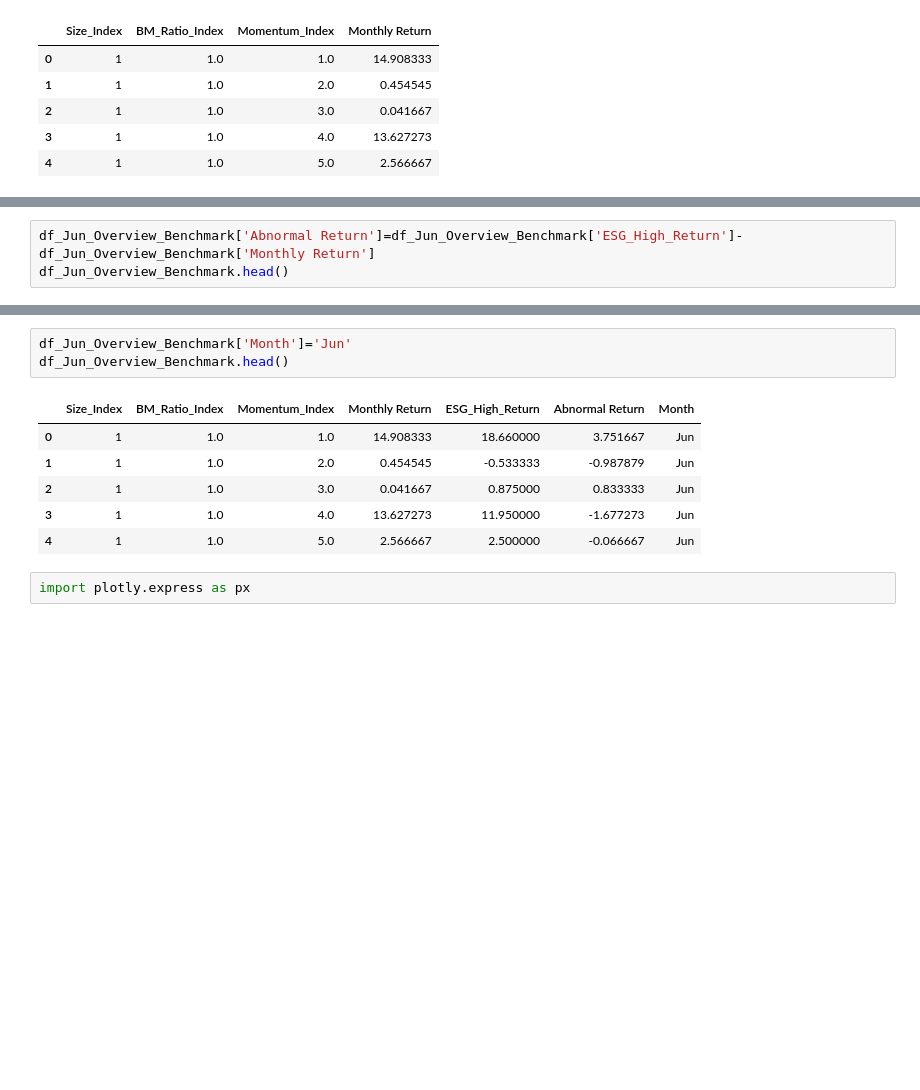
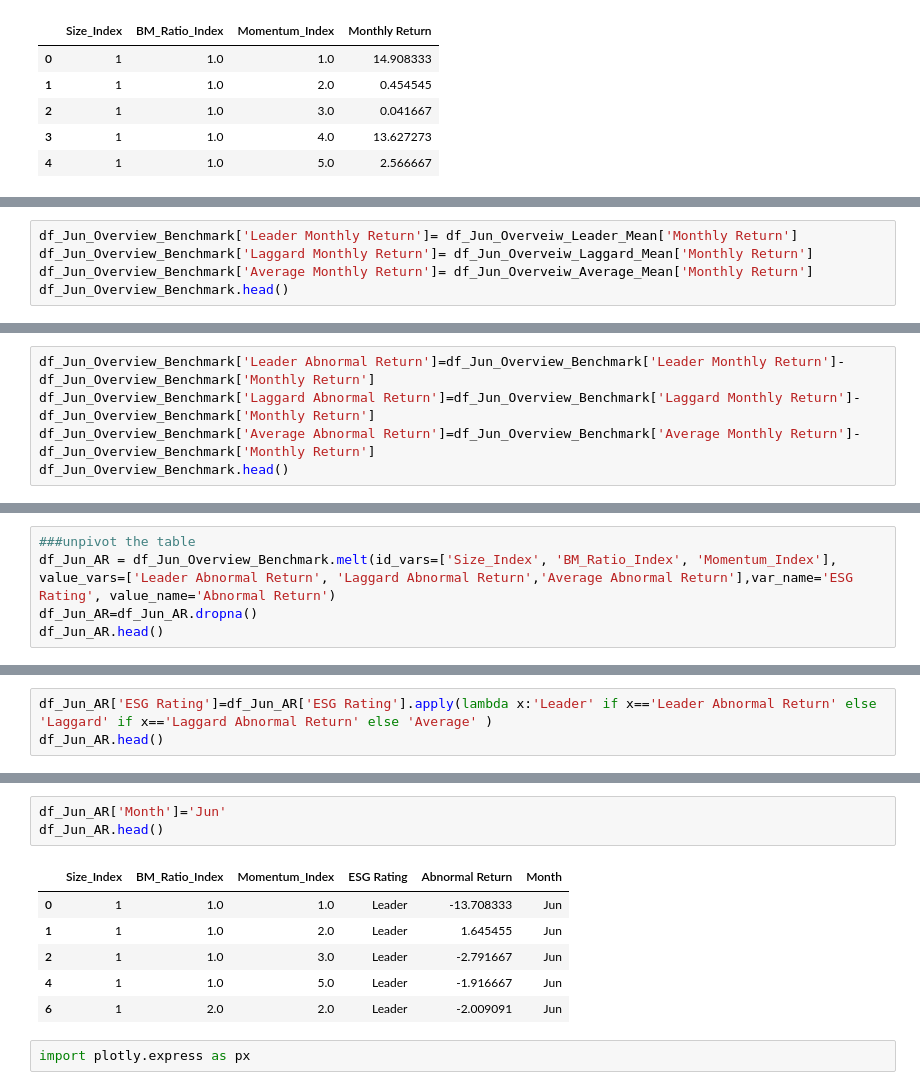
Before and after one commit to sunshineluyao/ESG_with_benchmark, a Jupyter notebook: Categorization/ESG_Categorization_Jun.ipynb, the cells around one changed output, grey strips where cells are left out. Saved outputs shown, nothing was run; the diff lists cells and outputs as text; blank space fills up the shorter version.

```diff
--- a/Categorization/ESG_Categorization_Jun.ipynb
+++ b/Categorization/ESG_Categorization_Jun.ipynb
@@ -239,4 +250,6 @@ df_Jun_Overview_Benchmark.head()
 # %%
-df_Jun_Overview_Benchmark['Abnormal Return']=df_Jun_Overview_Benchmark['ESG_High_Return']-df_Jun_Overview_Benchmark['Monthly Return']
+df_Jun_Overview_Benchmark['Leader Monthly Return']= df_Jun_Overveiw_Leader_Mean['Monthly Return']
+df_Jun_Overview_Benchmark['Laggard Monthly Return']= df_Jun_Overveiw_Laggard_Mean['Monthly Return']
+df_Jun_Overview_Benchmark['Average Monthly Return']= df_Jun_Overveiw_Average_Mean['Monthly Return']
 df_Jun_Overview_Benchmark.head()
 # %% [output]
@@ -248,0 +262,5 @@ df_Jun_Overview_Benchmark.head()
+# %%
+df_Jun_Overview_Benchmark['Leader Abnormal Return']=df_Jun_Overview_Benchmark['Leader Monthly Return']-df_Jun_Overview_Benchmark['Monthly Return']
+df_Jun_Overview_Benchmark['Laggard Abnormal Return']=df_Jun_Overview_Benchmark['Laggard Monthly Return']-df_Jun_Overview_Benchmark['Monthly Return']
+df_Jun_Overview_Benchmark['Average Abnormal Return']=df_Jun_Overview_Benchmark['Average Monthly Return']-df_Jun_Overview_Benchmark['Monthly Return']
+df_Jun_Overview_Benchmark.head()
@@ -248,0 +274,5 @@ df_Jun_Overview_Benchmark.head()
+# %%
+###unpivot the table
+df_Jun_AR = df_Jun_Overview_Benchmark.melt(id_vars=['Size_Index', 'BM_Ratio_Index',	'Momentum_Index'], value_vars=['Leader Abnormal Return', 'Laggard Abnormal Return','Average Abnormal Return'],var_name='ESG Rating', value_name='Abnormal Return')
+df_Jun_AR=df_Jun_AR.dropna()
+df_Jun_AR.head()
@@ -248,0 +286,3 @@ df_Jun_Overview_Benchmark.head()
+# %%
+df_Jun_AR['ESG Rating']=df_Jun_AR['ESG Rating'].apply(lambda x:'Leader' if x=='Leader Abnormal Return' else 'Laggard' if x=='Laggard Abnormal Return' else 'Average' )
+df_Jun_AR.head()
@@ -249,13 +296,13 @@ df_Jun_Overview_Benchmark.head()
 # %%
-df_Jun_Overview_Benchmark['Month']='Jun'
-df_Jun_Overview_Benchmark.head()
+df_Jun_AR['Month']='Jun'
+df_Jun_AR.head()
 # %% [output]
-|  | Size_Index | BM_Ratio_Index | Momentum_Index | Monthly Return | ESG_High_Return | Abnormal Return | Month |
-| 0 | 1 | 1.0 | 1.0 | 14.908333 | 18.660000 | 3.751667 | Jun |
-| 1 | 1 | 1.0 | 2.0 | 0.454545 | -0.533333 | -0.987879 | Jun |
-| 2 | 1 | 1.0 | 3.0 | 0.041667 | 0.875000 | 0.833333 | Jun |
-| 3 | 1 | 1.0 | 4.0 | 13.627273 | 11.950000 | -1.677273 | Jun |
-| 4 | 1 | 1.0 | 5.0 | 2.566667 | 2.500000 | -0.066667 | Jun |
+|  | Size_Index | BM_Ratio_Index | Momentum_Index | ESG Rating | Abnormal Return | Month |
+| 0 | 1 | 1.0 | 1.0 | Leader | -13.708333 | Jun |
+| 1 | 1 | 1.0 | 2.0 | Leader | 1.645455 | Jun |
+| 2 | 1 | 1.0 | 3.0 | Leader | -2.791667 | Jun |
+| 4 | 1 | 1.0 | 5.0 | Leader | -1.916667 | Jun |
+| 6 | 1 | 2.0 | 2.0 | Leader | -2.009091 | Jun |
 # %%
 import plotly.express as px
 # %%
```
Also changed, not shown: parts of 21 cells of this notebook.
